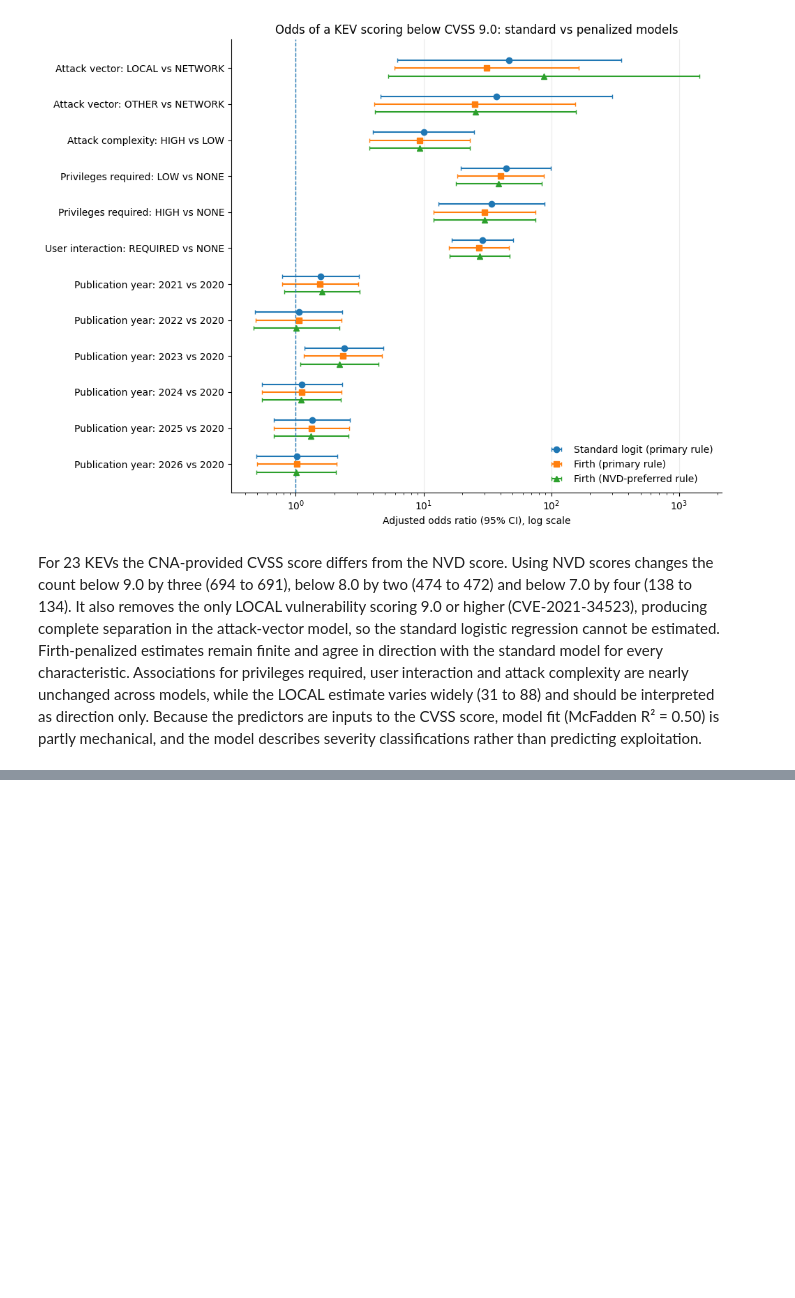
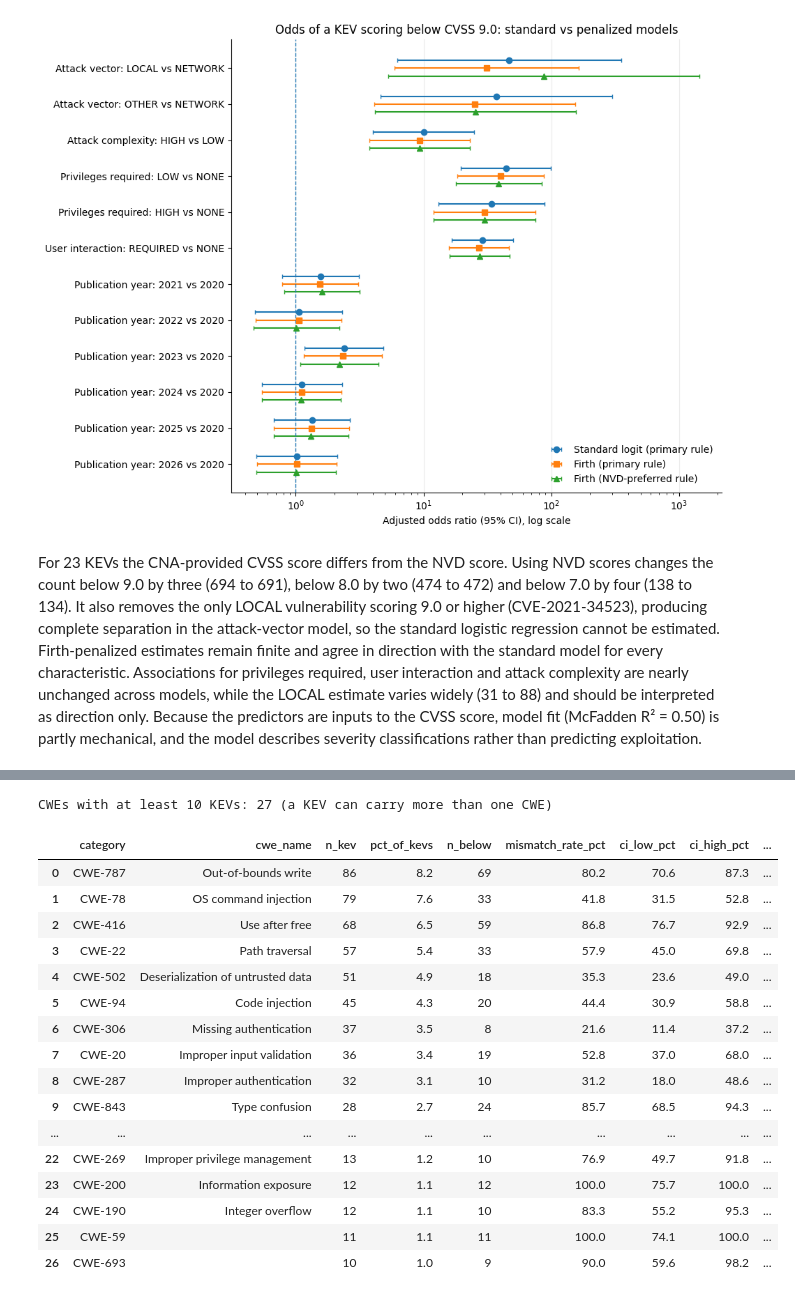
Before and after one commit to aaliyahmjh/data698-capstone, a Jupyter notebook: notebooks/core_eda.ipynb, the cells around one changed output, grey strips where cells are left out. Drawn from its saved outputs; the diff is of its cells as text; code cells hidden in the pictures; blank space fills up the shorter version.

```diff
--- a/notebooks/core_eda.ipynb
+++ b/notebooks/core_eda.ipynb
@@ -4741,0 +4997,8 @@ For 23 KEVs the CNA-provided CVSS score differs from the NVD score. Using NVD sc
+# %%
+cols = [c for c in ep.columns if any(s in c.lower() for s in ["cwe", "vendor", "product"])]
+print("Matching columns:", cols)
+for col in ["cwe", "vendor"]:
+    s = ep[col].dropna().astype(str)
+    print(f"\n--- {col}: dtype={ep[col].dtype}, missing={ep[col].isna().sum():,}")
+    print(s.sample(8, random_state=1).tolist())
+    print("values containing a separator ( ; | , [ ):", int(s.str.contains(r"[;|,\[]").sum()))
@@ -4741,0 +5069,67 @@ For 23 KEVs the CNA-provided CVSS score differs from the NVD score. Using NVD sc
+# %%
+def category_table(k, list_col, threshold, min_n):
+    d = k.copy()
+    d["below"] = d["cvss_score"] < threshold
+    d = d[d[list_col].str.len() > 0]
+    base_n, base_below = len(d), int(d["below"].sum())
+    long = d[["cve", "below", list_col]].explode(list_col).rename(columns={list_col: "category"})
+    t = (long.groupby("category")
+             .agg(n_kev=("cve", "nunique"), n_below=("below", "sum"))
+             .reset_index())
+    t["n_at_or_above"] = t["n_kev"] - t["n_below"]
+    t["mismatch_rate_pct"] = (t["n_below"] / t["n_kev"] * 100).round(1)
+    lo_hi = [wilson(x, n) for x, n in zip(t["n_below"], t["n_kev"])]
+    t["ci_low_pct"] = [round(l * 100, 1) for l, _ in lo_hi]
+    t["ci_high_pct"] = [round(h * 100, 1) for _, h in lo_hi]
+    t["baseline_rate_pct"] = round(base_below / base_n * 100, 1)
+    t["pct_of_kevs"] = (t["n_kev"] / base_n * 100).round(1)
+    t = t[t["n_kev"] >= min_n].copy()
+    pvals = []
+    for _, r in t.iterrows():
+        rest_below, rest_n = base_below - r["n_below"], base_n - r["n_kev"]
+        pvals.append(fisher_exact([[r["n_below"], r["n_at_or_above"]],
+                                   [rest_below, rest_n - rest_below]])[1])
+    t["fisher_p"] = pvals
+    t["q_value_BH"] = bh_qvalues(pvals) if len(t) else []
+    t["threshold"] = threshold
+    return t.sort_values("n_kev", ascending=False).reset_index(drop=True)
+
+CWE_NAMES = {
+    "CWE-20": "Improper input validation", "CWE-22": "Path traversal", "CWE-77": "Command injection",
+    "CWE-78": "OS command injection", "CWE-79": "Cross-site scripting", "CWE-89": "SQL injection",
+    "CWE-94": "Code injection", "CWE-119": "Memory buffer bounds error", "CWE-125": "Out-of-bounds read",
+    "CWE-190": "Integer overflow", "CWE-200": "Information exposure", "CWE-264": "Permissions/privileges (legacy)",
+    "CWE-269": "Improper privilege management", "CWE-284": "Improper access control",
+    "CWE-287": "Improper authentication", "CWE-306": "Missing authentication", "CWE-352": "CSRF",
+    "CWE-399": "Resource management (legacy)", "CWE-416": "Use after free", "CWE-434": "Unrestricted file upload",
+    "CWE-476": "NULL pointer dereference", "CWE-502": "Deserialization of untrusted data",
+    "CWE-611": "XXE", "CWE-787": "Out-of-bounds write", "CWE-798": "Hard-coded credentials",
+    "CWE-843": "Type confusion", "CWE-862": "Missing authorization", "CWE-863": "Incorrect authorization",
+    "CWE-918": "SSRF",
+}
+
+cwe_tbl = category_table(k, "cwe_list", THRESHOLD, MIN_KEV_CWE)
+cwe_tbl.insert(1, "cwe_name", cwe_tbl["category"].map(CWE_NAMES).fillna(""))
+print(f"CWEs with at least {MIN_KEV_CWE} KEVs: {len(cwe_tbl)} (a KEV can carry more than one CWE)")
+display(cwe_tbl[["category", "cwe_name", "n_kev", "pct_of_kevs", "n_below", "mismatch_rate_pct",
+                 "ci_low_pct", "ci_high_pct", "baseline_rate_pct", "fisher_p", "q_value_BH"]].round(4))
+cwe_tbl.to_csv(RESULTS_DIR / "kev_mismatch_by_cwe.csv", index=False)
+# %% [output]
+CWEs with at least 10 KEVs: 27 (a KEV can carry more than one CWE)
+|  | category | cwe_name | n_kev | pct_of_kevs | n_below | mismatch_rate_pct | ci_low_pct | ci_high_pct | ... |
+| 0 | CWE-787 | Out-of-bounds write | 86 | 8.2 | 69 | 80.2 | 70.6 | 87.3 | ... |
+| 1 | CWE-78 | OS command injection | 79 | 7.6 | 33 | 41.8 | 31.5 | 52.8 | ... |
+| 2 | CWE-416 | Use after free | 68 | 6.5 | 59 | 86.8 | 76.7 | 92.9 | ... |
+| 3 | CWE-22 | Path traversal | 57 | 5.4 | 33 | 57.9 | 45.0 | 69.8 | ... |
+| 4 | CWE-502 | Deserialization of untrusted data | 51 | 4.9 | 18 | 35.3 | 23.6 | 49.0 | ... |
+| 5 | CWE-94 | Code injection | 45 | 4.3 | 20 | 44.4 | 30.9 | 58.8 | ... |
+| 6 | CWE-306 | Missing authentication | 37 | 3.5 | 8 | 21.6 | 11.4 | 37.2 | ... |
+| 7 | CWE-20 | Improper input validation | 36 | 3.4 | 19 | 52.8 | 37.0 | 68.0 | ... |
+| 8 | CWE-287 | Improper authentication | 32 | 3.1 | 10 | 31.2 | 18.0 | 48.6 | ... |
+| 9 | CWE-843 | Type confusion | 28 | 2.7 | 24 | 85.7 | 68.5 | 94.3 | ... |
+| ... | ... | ... | ... | ... | ... | ... | ... | ... | ... |
+| 22 | CWE-269 | Improper privilege management | 13 | 1.2 | 10 | 76.9 | 49.7 | 91.8 | ... |
+| 23 | CWE-200 | Information exposure | 12 | 1.1 | 12 | 100.0 | 75.7 | 100.0 | ... |
+| 24 | CWE-190 | Integer overflow | 12 | 1.1 | 10 | 83.3 | 55.2 | 95.3 | ... |
+| 25 | CWE-59 |  | 11 | 1.1 | 11 | 100.0 | 74.1 | 100.0 | ... |
+| 26 | CWE-693 |  | 10 | 1.0 | 9 | 90.0 | 59.6 | 98.2 | ... |
```
Also changed, not shown: parts of 29 cells of this notebook, 17 other files.
